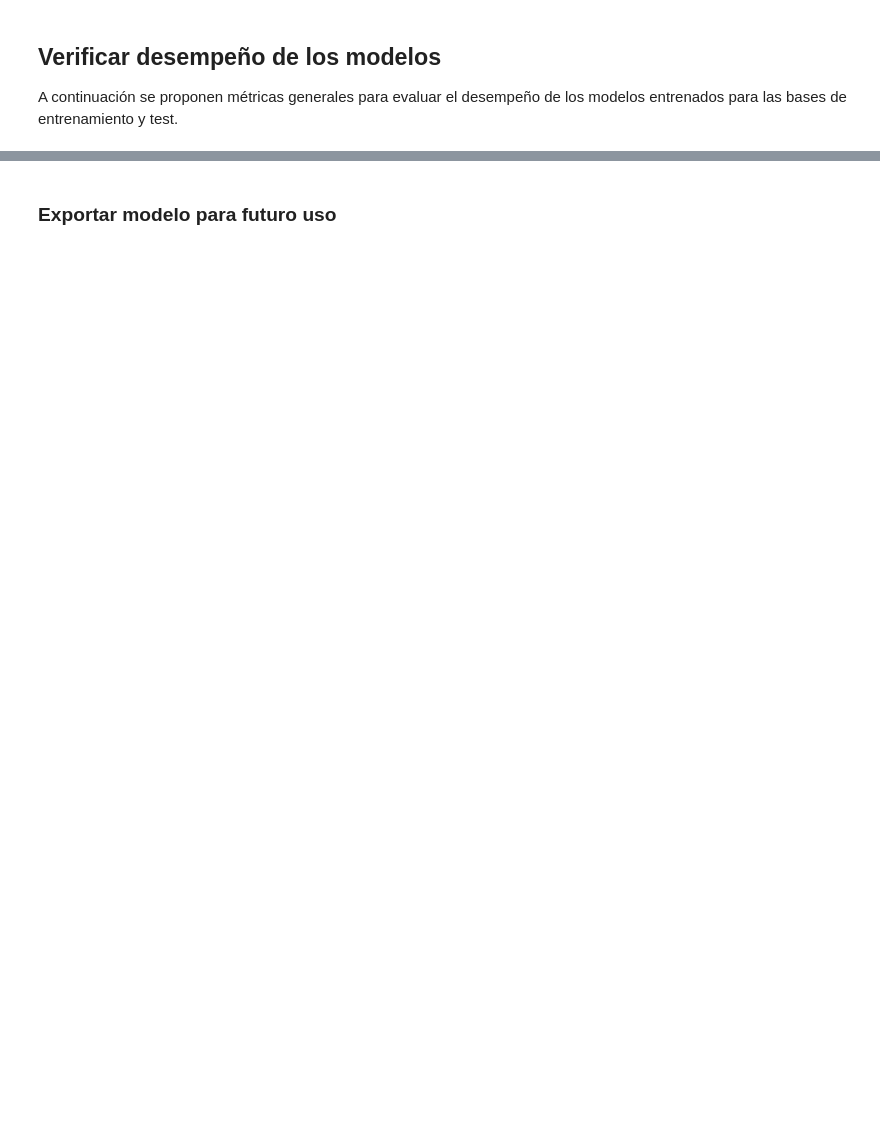
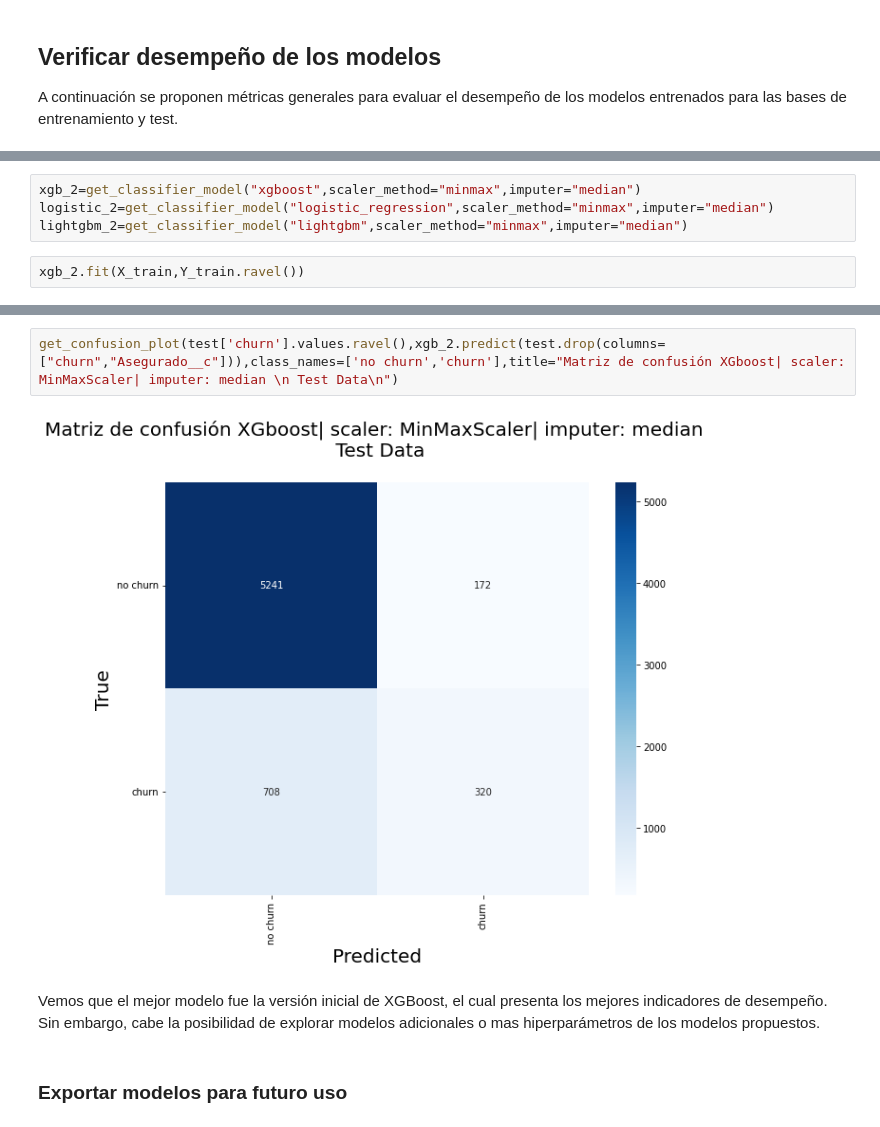
Before and after one commit to statscol/churn-pv-mvp, a Jupyter notebook: 03-Entrenamiento-modelo.ipynb, the cells around one changed output, grey strips where cells are left out. Saved outputs shown, nothing was run; the diff lists cells and outputs as text; blank space fills up the shorter version.

```diff
--- a/03-Entrenamiento-modelo.ipynb
+++ b/03-Entrenamiento-modelo.ipynb
@@ -183,0 +223,6 @@ _=metrics(test['churn'].values.ravel(),logistic.predict(test.drop(columns=["chur
+# %%
+xgb_2=get_classifier_model("xgboost",scaler_method="minmax",imputer="median")
+logistic_2=get_classifier_model("logistic_regression",scaler_method="minmax",imputer="median")
+lightgbm_2=get_classifier_model("lightgbm",scaler_method="minmax",imputer="median")
+# %%
+xgb_2.fit(X_train,Y_train.ravel())
@@ -184,5 +333,11 @@ _=metrics(test['churn'].values.ravel(),logistic.predict(test.drop(columns=["chur
+# %%
+get_confusion_plot(test['churn'].values.ravel(),xgb_2.predict(test.drop(columns=["churn","Asegurado__c"])),class_names=['no churn','churn'],title="Matriz de confusión XGboost| scaler: MinMaxScaler| imputer: median \n Test Data\n")
+# %% [output]
+[figure, added]
+# %% [markdown]
+Vemos que el mejor modelo fue la versión inicial de XGBoost, el cual presenta los mejores indicadores de desempeño. Sin embargo, cabe la posibilidad de explorar modelos adicionales o mas hiperparámetros de los modelos propuestos.
 # %% [markdown]
-### Exportar modelo para futuro uso
+### Exportar modelos para futuro uso
 # %%
 import pickle
 import os
```
Also changed, not shown: parts of 16 cells of this notebook, 2 other files.
